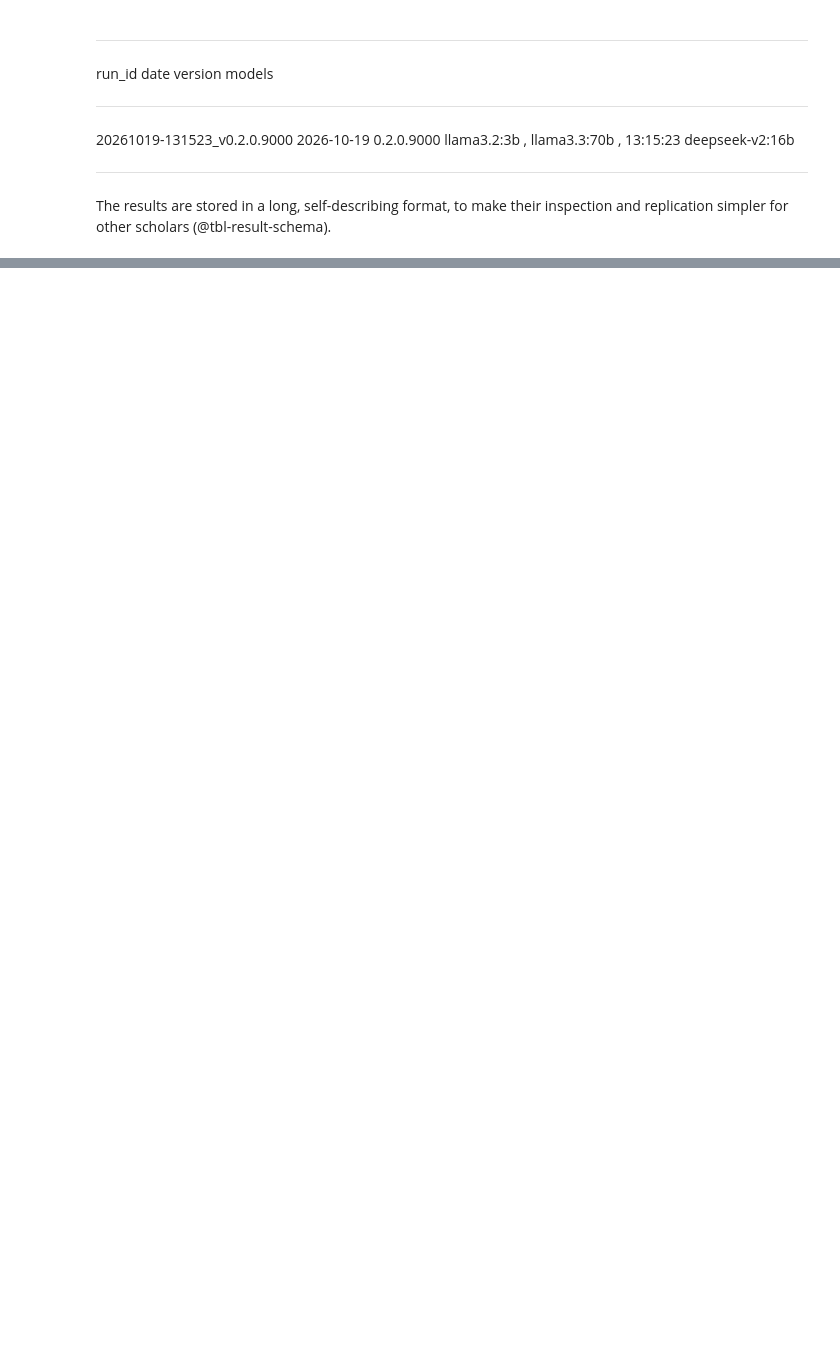
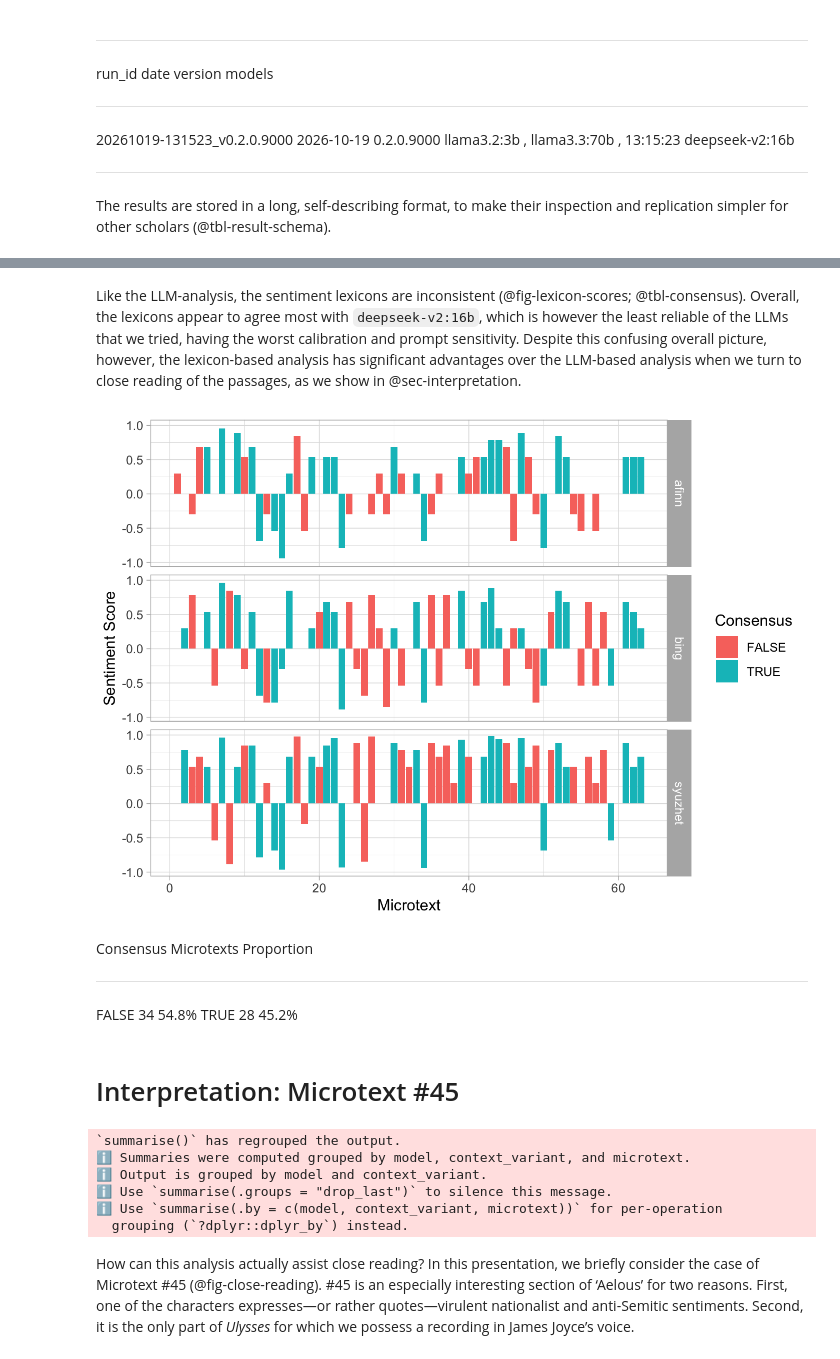
Before and after one commit to uom-digital-studies/aeolus-microtexts, a Jupyter notebook: site/dh2027/index.embed.ipynb, the cells around one changed output, grey strips where cells are left out. Saved outputs shown, nothing was run; the diff lists cells and outputs as text; code cells hidden in the pictures; blank space fills up the shorter version.

```diff
--- a/site/dh2027/index.embed.ipynb
+++ b/site/dh2027/index.embed.ipynb
@@ -266,0 +237,63 @@ results |>
+# %% [markdown]
+Like the LLM-analysis, the sentiment lexicons are inconsistent (@fig-lexicon-scores; @tbl-consensus). Overall, the lexicons appear to agree most with `deepseek-v2:16b`, which is however the least reliable of the LLMs that we tried, having the worst calibration and prompt sensitivity. Despite this confusing overall picture, however, the lexicon-based analysis has significant advantages over the LLM-based analysis when we turn to close reading of the passages, as we show in @sec-interpretation.
+# %%
+normalised_scores |>
+  ggplot2::ggplot(ggplot2::aes(x = microtext, y = compound, fill = consensus)) +
+  ggplot2::geom_col() +
+  ggplot2::facet_grid(rows = ggplot2::vars(lexicon)) +
+  ggplot2::theme_light() +
+  ggplot2::labs(
+    x = "Microtext",
+    y = "Sentiment Score",
+    fill = "Consensus"
+  )
+# %% [output]
+[figure, added]
+# %%
+normalised_scores |>
+  dplyr::distinct(microtext, consensus) |>
+  dplyr::count(consensus) |>
+  dplyr::mutate(prop = n / sum(n)) |>
+  dplyr::mutate(prop = scales::percent_format()(prop)) |>
+  dplyr::rename(
+    Consensus = consensus,
+    Microtexts = n,
+    Proportion = prop
+  ) |>
+  knitr::kable()
+# %% [output]
+  Consensus     Microtexts Proportion
+  ----------- ------------ ------------
+  FALSE                 34 54.8%
+  TRUE                  28 45.2%
+# %% [markdown]
+# Interpretation: Microtext #45
+# %%
+microtext_llm_45 <- results |>
+  dplyr::filter(
+    microtext == 45,
+    granularity == "microtext",
+    include_headlines == TRUE,
+    research_question == "sentiment"
+    ) |>
+  dplyr::select(model, granularity, context_variant, label, score)
+
+sentence_llm_45 <- results |>
+  dplyr::filter(
+    microtext == 45,
+    granularity == "sentence",
+    include_headlines == TRUE,
+    research_question == "sentiment"
+    ) |>
+  aggregate_sentences() |>
+  dplyr::mutate(granularity = "sentence") |>
+  dplyr::select(!microtext)
+# %% [output]
+`summarise()` has regrouped the output.
+ℹ Summaries were computed grouped by model, context_variant, and microtext.
+ℹ Output is grouped by model and context_variant.
+ℹ Use `summarise(.groups = "drop_last")` to silence this message.
+ℹ Use `summarise(.by = c(model, context_variant, microtext))` for per-operation
+  grouping (`?dplyr::dplyr_by`) instead.
+# %% [markdown]
+How can this analysis actually assist close reading? In this presentation, we briefly consider the case of Microtext #45 (@fig-close-reading). #45 is an especially interesting section of ‘Aelous’ for two reasons. First, one of the characters expresses—or rather quotes—virulent nationalist and anti-Semitic sentiments. Second, it is the only part of *Ulysses* for which we possess a recording in James Joyce’s voice.
```
Also changed, not shown: parts of 41 cells of this notebook, 49 other files.
